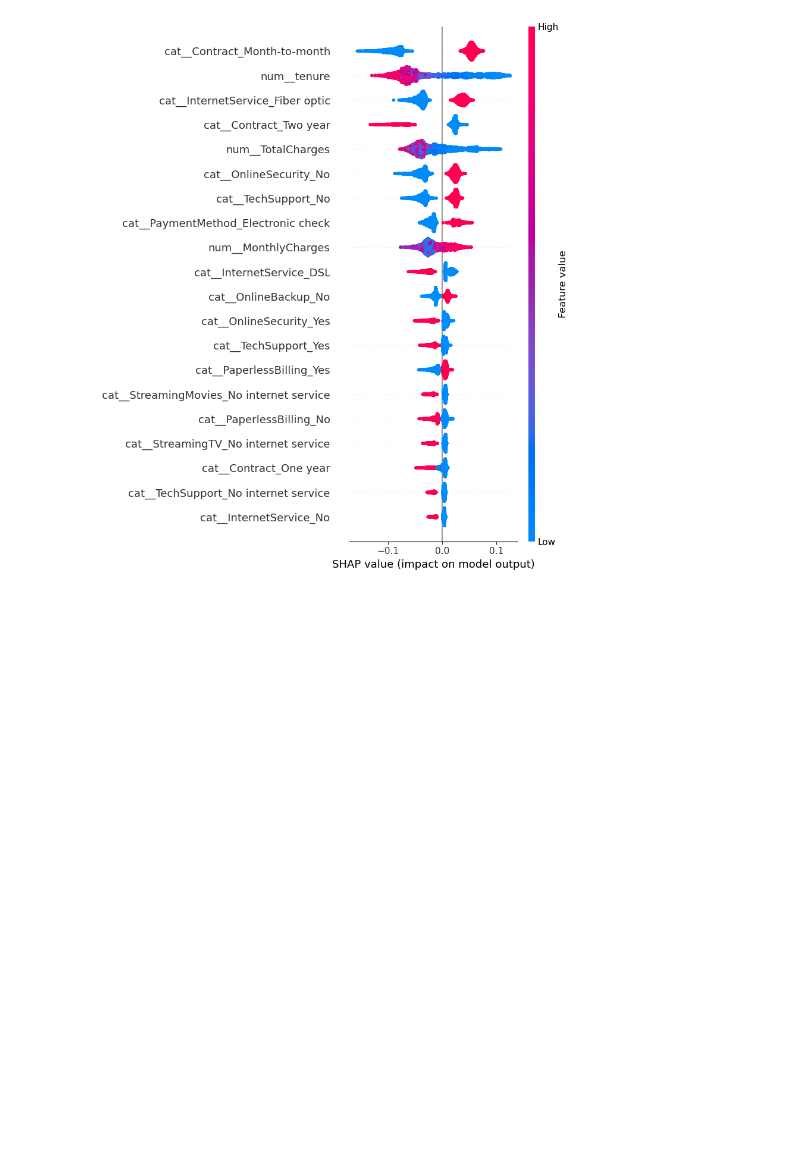
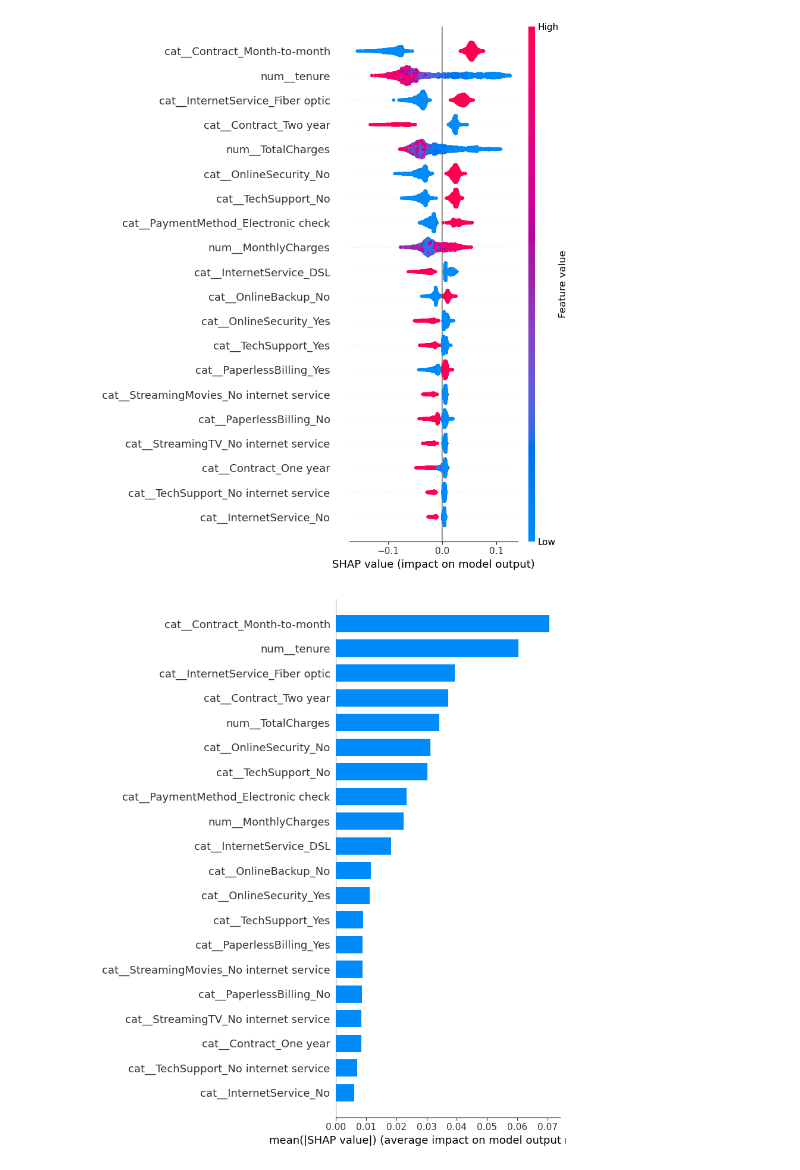
Before and after one commit to dilliram-code/telecom-customer-churn-prediction, a Jupyter notebook: data_preprocessing/dataset_training.ipynb, the cells around one changed output. Saved outputs shown, nothing was run; the diff lists cells and outputs as text; code cells hidden in the pictures; blank space fills up the shorter version.

Commit message:
get the bar plot using the shape to observe the influence of the features to the model

```diff
--- a/data_preprocessing/dataset_training.ipynb
+++ b/data_preprocessing/dataset_training.ipynb
@@ -649,3 +649,12 @@ shap.summary_plot(
 )
 # %% [output]
 [figure]
+# %%
+shap.summary_plot(
+	shap_values[:,:,1],
+	X_train_transformed,
+	feature_names = feature_names,
+	plot_type = 'bar'
+)
+# %% [output]
+[figure, added]
```
